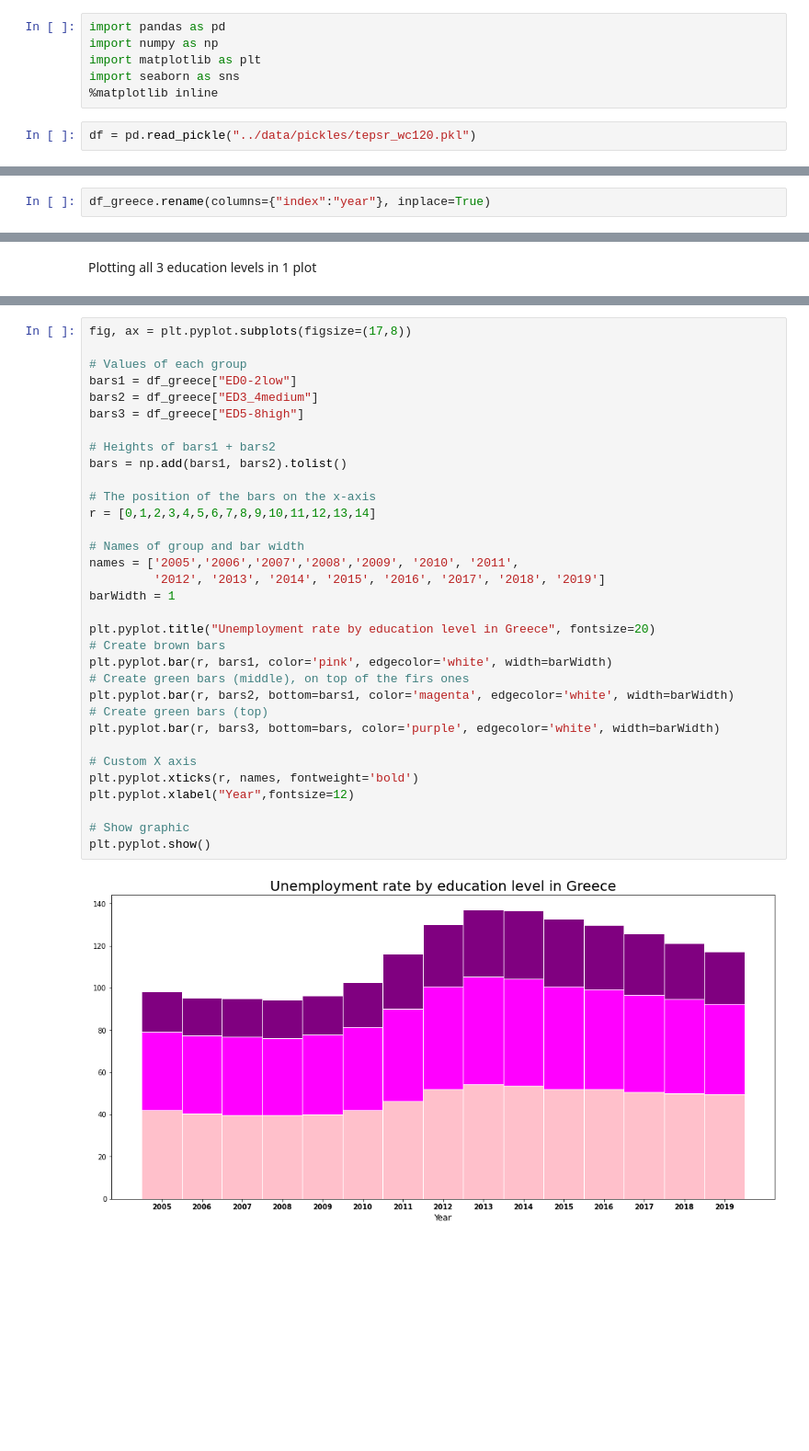
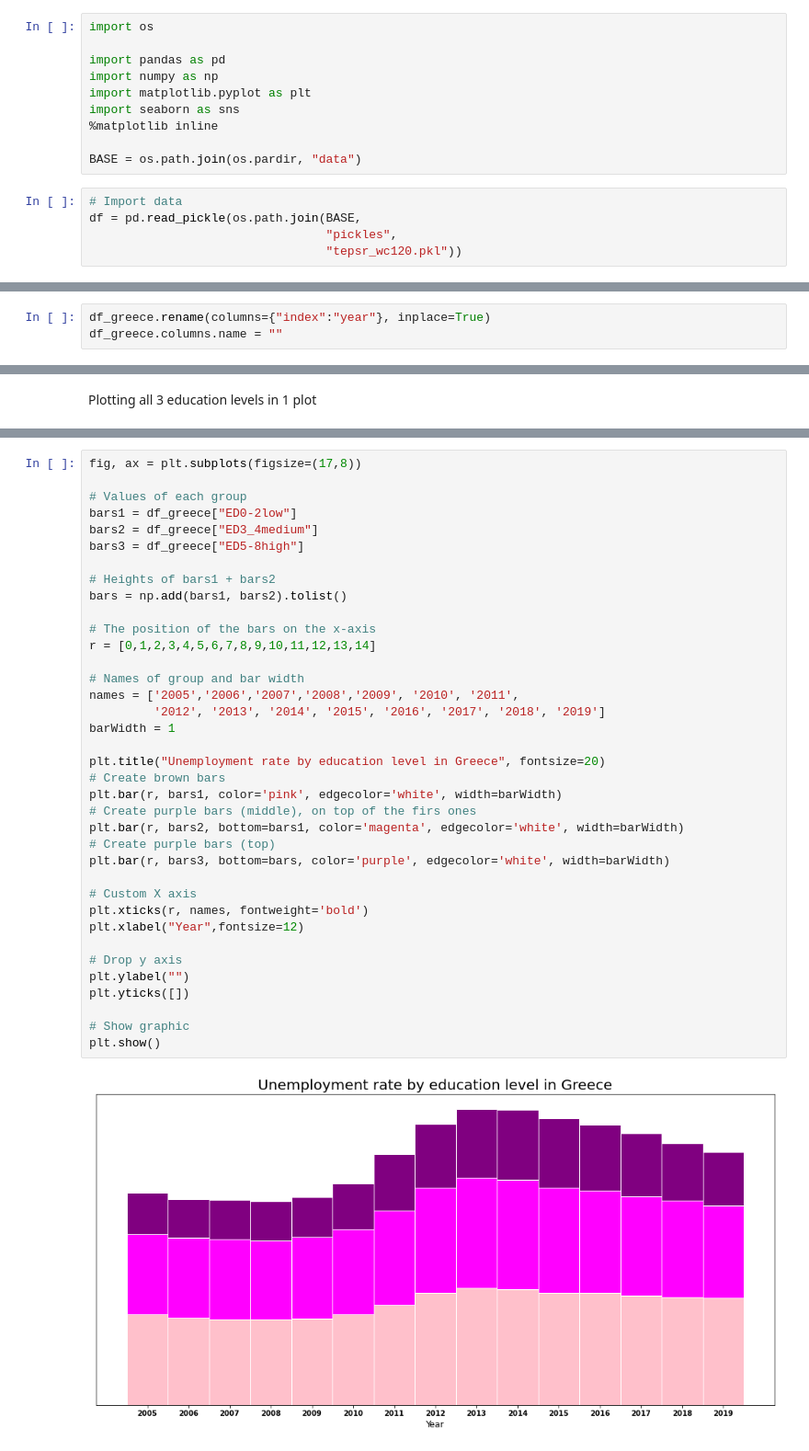
Before and after one commit to Malonk/unemployment_stats, a Jupyter notebook: notebooks/education_employment_rate_greece.ipynb, the cells around one changed output, grey strips where cells are left out. Shown: that part at 92% size. Cells and saved outputs as stored; diff of their text form; blank space fills up the shorter version.

```diff
--- a/notebooks/education_employment_rate_greece.ipynb
+++ b/notebooks/education_employment_rate_greece.ipynb
@@ -2,12 +3,19 @@
 Same process as for Germany, however now done for Greece to be able to compare both countries
 # %%
+import os
+
 import pandas as pd
 import numpy as np
-import matplotlib as plt
+import matplotlib.pyplot as plt
 import seaborn as sns
 %matplotlib inline
+
+BASE = os.path.join(os.pardir, "data")
 # %%
-df = pd.read_pickle("../data/pickles/tepsr_wc120.pkl")
+# Import data
+df = pd.read_pickle(os.path.join(BASE,
+                                 "pickles",
+                                 "tepsr_wc120.pkl"))
 # %% [markdown]
 Let's have a look at the data
 # %%
@@ -111,6 +119,7 @@ df_greece
 | 14 | 2019 | 50.2 | 57.4 | 75.2 |
 # %%
 df_greece.rename(columns={"index":"year"}, inplace=True)
+df_greece.columns.name = ""
 # %%
 df_greece
 # %% [output]
@@ -175,35 +202,39 @@ The lowest unemployment rate is among people with higher education, the highest
 # %%
-fig, ax = plt.pyplot.subplots(figsize=(17,8))
+fig, ax = plt.subplots(figsize=(17,8))
 
 # Values of each group
 bars1 = df_greece["ED0-2low"]
 bars2 = df_greece["ED3_4medium"]
 bars3 = df_greece["ED5-8high"]
 
 # Heights of bars1 + bars2
 bars = np.add(bars1, bars2).tolist()
 
 # The position of the bars on the x-axis
 r = [0,1,2,3,4,5,6,7,8,9,10,11,12,13,14]
 
 # Names of group and bar width
 names = ['2005','2006','2007','2008','2009', '2010', '2011',
          '2012', '2013', '2014', '2015', '2016', '2017', '2018', '2019']
 barWidth = 1
 
-plt.pyplot.title("Unemployment rate by education level in Greece", fontsize=20)
+plt.title("Unemployment rate by education level in Greece", fontsize=20)
 # Create brown bars
-plt.pyplot.bar(r, bars1, color='pink', edgecolor='white', width=barWidth)
-# Create green bars (middle), on top of the firs ones
-plt.pyplot.bar(r, bars2, bottom=bars1, color='magenta', edgecolor='white', width=barWidth)
-# Create green bars (top)
-plt.pyplot.bar(r, bars3, bottom=bars, color='purple', edgecolor='white', width=barWidth)
+plt.bar(r, bars1, color='pink', edgecolor='white', width=barWidth)
+# Create purple bars (middle), on top of the firs ones
+plt.bar(r, bars2, bottom=bars1, color='magenta', edgecolor='white', width=barWidth)
+# Create purple bars (top)
+plt.bar(r, bars3, bottom=bars, color='purple', edgecolor='white', width=barWidth)
 
 # Custom X axis
-plt.pyplot.xticks(r, names, fontweight='bold')
-plt.pyplot.xlabel("Year",fontsize=12)
+plt.xticks(r, names, fontweight='bold')
+plt.xlabel("Year",fontsize=12)
+
+# Drop y axis
+plt.ylabel("")
+plt.yticks([])
 
 # Show graphic
-plt.pyplot.show()
+plt.show()
 # %% [output]
-[figure, old version]
+[figure, new version]
```
Also changed, not shown: parts of 8 cells of this notebook, 9 other files.
